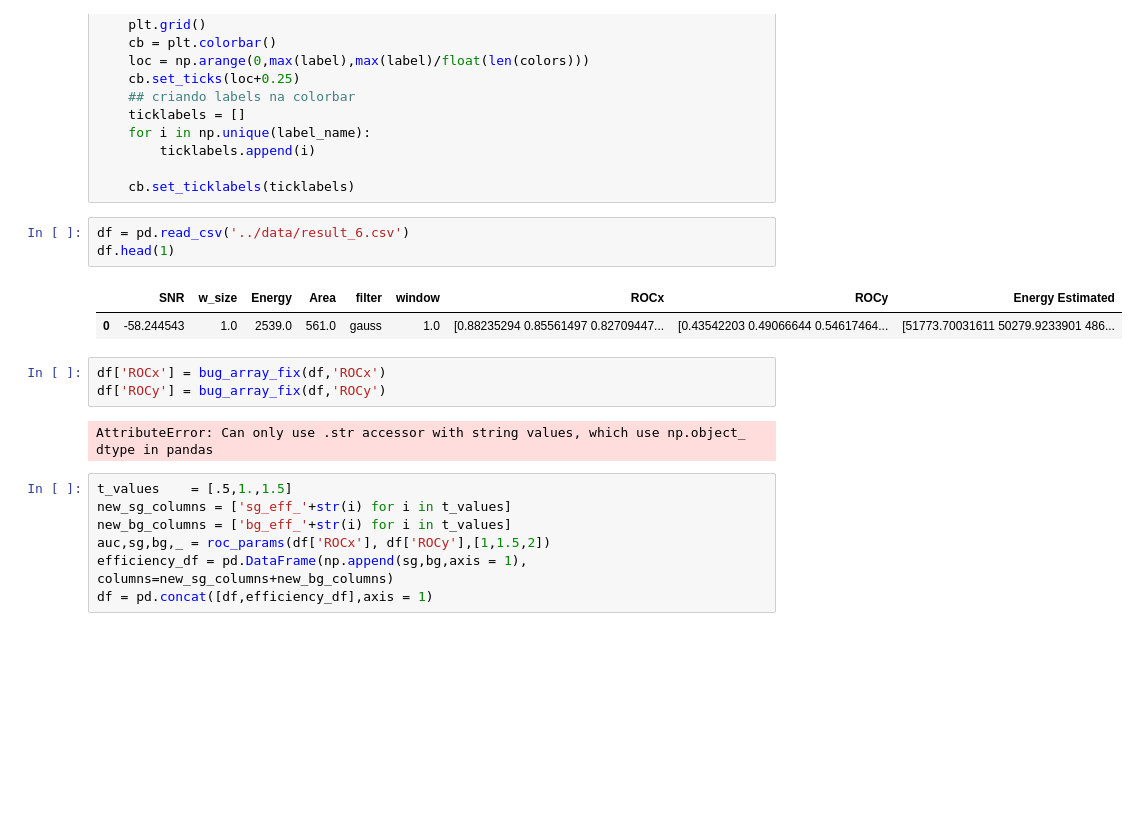
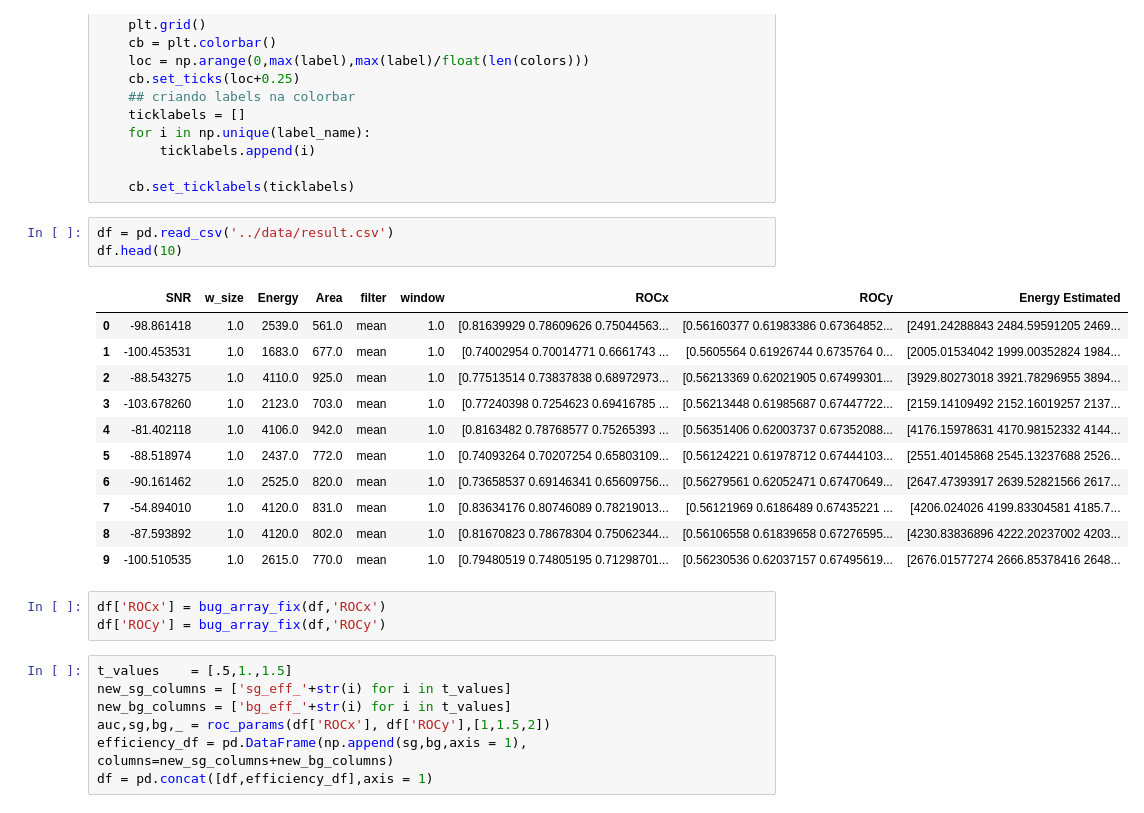
Before and after one commit to Gui1402/filtering_cygnus, a Jupyter notebook: notebooks/filter_analysis.ipynb, the cells around one changed output. Cells and saved outputs as stored; diff of their text form; blank space fills up the shorter version.

```diff
--- a/notebooks/filter_analysis.ipynb
+++ b/notebooks/filter_analysis.ipynb
@@ -105,16 +105,23 @@ def scatter(df_filt, key_analysis, labels, title):
 
     cb.set_ticklabels(ticklabels)
 # %%
-df = pd.read_csv('../data/result_6.csv')
-df.head(1)
+df = pd.read_csv('../data/result.csv')
+df.head(10)
 # %% [output]
 |  | SNR | w_size | Energy | Area | filter | window | ROCx | ROCy | Energy Estimated |
-| 0 | -58.244543 | 1.0 | 2539.0 | 561.0 | gauss | 1.0 | [0.88235294 0.85561497 0.82709447... | [0.43542203 0.49066644 0.54617464... | [51773.70031611 50279.9233901 486... |
+| 0 | -98.861418 | 1.0 | 2539.0 | 561.0 | mean | 1.0 | [0.81639929 0.78609626 0.75044563... | [0.56160377 0.61983386 0.67364852... | [2491.24288843 2484.59591205 2469... |
+| 1 | -100.453531 | 1.0 | 1683.0 | 677.0 | mean | 1.0 | [0.74002954 0.70014771 0.6661743 ... | [0.5605564 0.61926744 0.6735764 0... | [2005.01534042 1999.00352824 1984... |
+| 2 | -88.543275 | 1.0 | 4110.0 | 925.0 | mean | 1.0 | [0.77513514 0.73837838 0.68972973... | [0.56213369 0.62021905 0.67499301... | [3929.80273018 3921.78296955 3894... |
+| 3 | -103.678260 | 1.0 | 2123.0 | 703.0 | mean | 1.0 | [0.77240398 0.7254623 0.69416785 ... | [0.56213448 0.61985687 0.67447722... | [2159.14109492 2152.16019257 2137... |
+| 4 | -81.402118 | 1.0 | 4106.0 | 942.0 | mean | 1.0 | [0.8163482 0.78768577 0.75265393 ... | [0.56351406 0.62003737 0.67352088... | [4176.15978631 4170.98152332 4144... |
+| 5 | -88.518974 | 1.0 | 2437.0 | 772.0 | mean | 1.0 | [0.74093264 0.70207254 0.65803109... | [0.56124221 0.61978712 0.67444103... | [2551.40145868 2545.13237688 2526... |
+| 6 | -90.161462 | 1.0 | 2525.0 | 820.0 | mean | 1.0 | [0.73658537 0.69146341 0.65609756... | [0.56279561 0.62052471 0.67470649... | [2647.47393917 2639.52821566 2617... |
+| 7 | -54.894010 | 1.0 | 4120.0 | 831.0 | mean | 1.0 | [0.83634176 0.80746089 0.78219013... | [0.56121969 0.6186489 0.67435221 ... | [4206.024026 4199.83304581 4185.7... |
+| 8 | -87.593892 | 1.0 | 4120.0 | 802.0 | mean | 1.0 | [0.81670823 0.78678304 0.75062344... | [0.56106558 0.61839658 0.67276595... | [4230.83836896 4222.20237002 4203... |
+| 9 | -100.510535 | 1.0 | 2615.0 | 770.0 | mean | 1.0 | [0.79480519 0.74805195 0.71298701... | [0.56230536 0.62037157 0.67495619... | [2676.01577274 2666.85378416 2648... |
 # %%
 df['ROCx'] = bug_array_fix(df,'ROCx')
 df['ROCy'] = bug_array_fix(df,'ROCy')
-# %% [output]
-AttributeError: Can only use .str accessor with string values, which use np.object_ dtype in pandas
 # %%
 t_values    = [.5,1.,1.5]
 new_sg_columns = ['sg_eff_'+str(i) for i in t_values]
```
Also changed, not shown: parts of 10 cells of this notebook, 1 other file.
